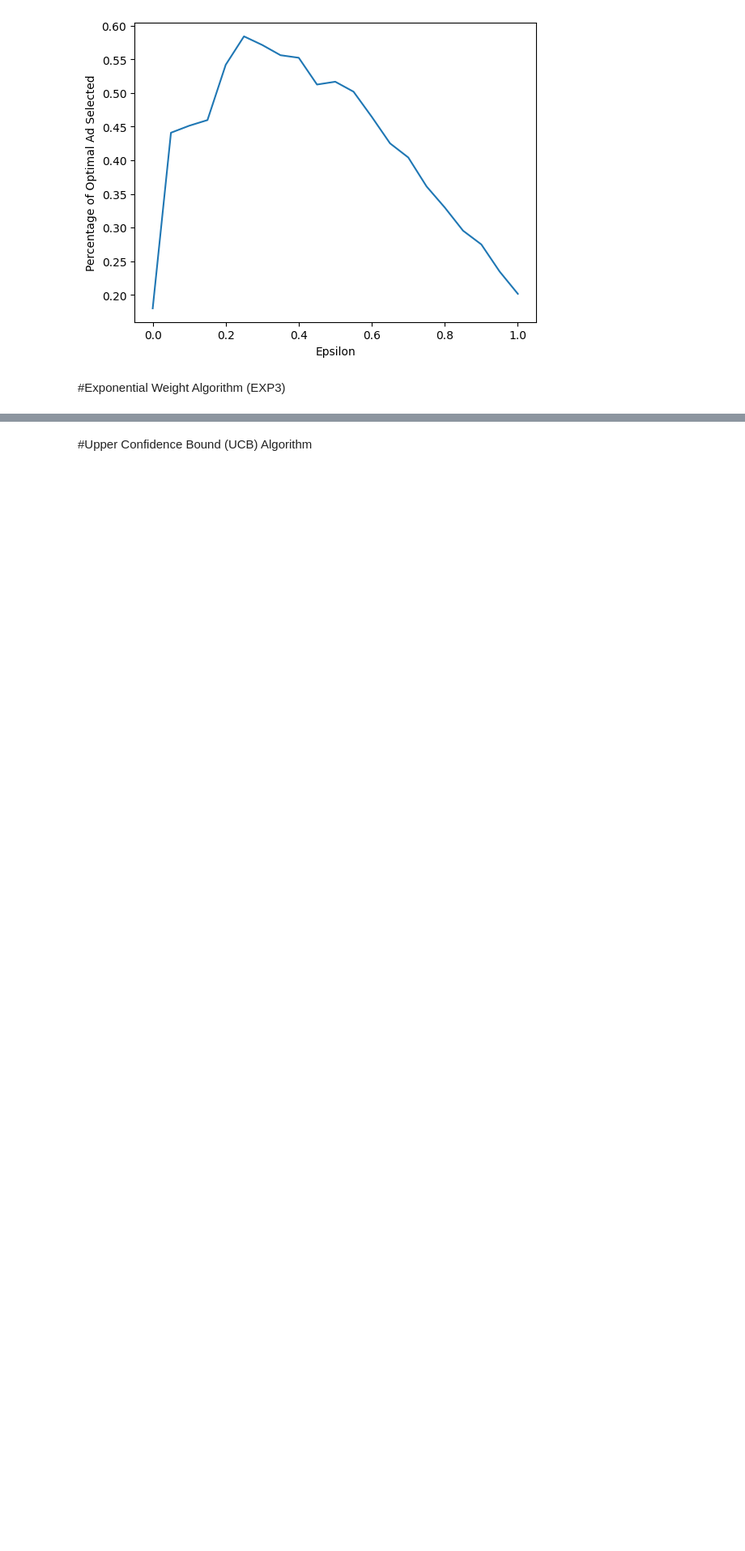
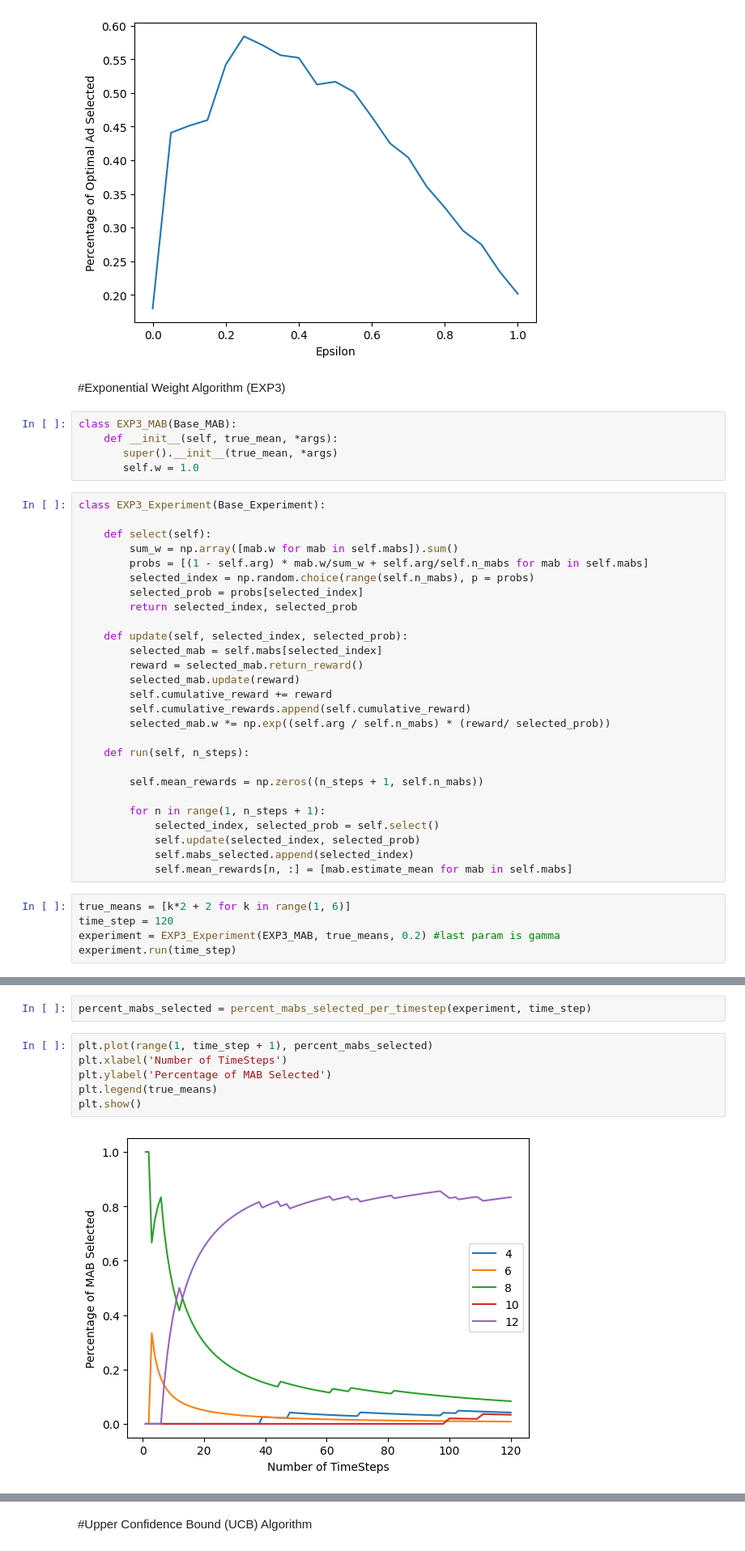
Before and after one commit to JohnYCLam/MachineLearning, a Jupyter notebook: Reinforcement_Learning_Multi_armed_Bandit.ipynb, the cells around one changed output, grey strips where cells are left out. Shown at 81% size. Drawn from its saved outputs; the diff is of its cells as text; blank space fills up the shorter version.

```diff
--- a/Reinforcement_Learning_Multi_armed_Bandit.ipynb
+++ b/Reinforcement_Learning_Multi_armed_Bandit.ipynb
@@ -305,3 +304,40 @@ plt.show()
 [figure]
 # %% [markdown]
 #Exponential Weight Algorithm (EXP3)
+# %%
+class EXP3_MAB(Base_MAB):
+    def __init__(self, true_mean, *args):
+       super().__init__(true_mean, *args)
+       self.w = 1.0
+# %%
+class EXP3_Experiment(Base_Experiment):
+
+    def select(self):
+        sum_w = np.array([mab.w for mab in self.mabs]).sum()
+        probs = [(1 - self.arg) * mab.w/sum_w + self.arg/self.n_mabs for mab in self.mabs]
+        selected_index = np.random.choice(range(self.n_mabs), p = probs)
+        selected_prob = probs[selected_index]
+        return selected_index, selected_prob
+
+    def update(self, selected_index, selected_prob):
+        selected_mab = self.mabs[selected_index]
+        reward = selected_mab.return_reward()
+        selected_mab.update(reward)
+        self.cumulative_reward += reward
+        self.cumulative_rewards.append(self.cumulative_reward)
+        selected_mab.w *= np.exp((self.arg / self.n_mabs) * (reward/ selected_prob))
+
+    def run(self, n_steps):
+
+        self.mean_rewards = np.zeros((n_steps + 1, self.n_mabs))
+
+        for n in range(1, n_steps + 1):
+            selected_index, selected_prob = self.select()
+            self.update(selected_index, selected_prob)
+            self.mabs_selected.append(selected_index)
+            self.mean_rewards[n, :] = [mab.estimate_mean for mab in self.mabs]
+# %%
+true_means = [k*2 + 2 for k in range(1, 6)]
+time_step = 120
+experiment = EXP3_Experiment(EXP3_MAB, true_means, 0.2) #last param is gamma
+experiment.run(time_step)
@@ -307,0 +348,10 @@ plt.show()
+# %%
+percent_mabs_selected = percent_mabs_selected_per_timestep(experiment, time_step)
+# %%
+plt.plot(range(1, time_step + 1), percent_mabs_selected)
+plt.xlabel('Number of TimeSteps')
+plt.ylabel('Percentage of MAB Selected')
+plt.legend(true_means)
+plt.show()
+# %% [output]
+[figure, added]
```
Also changed, not shown: parts of 62 cells of this notebook.
